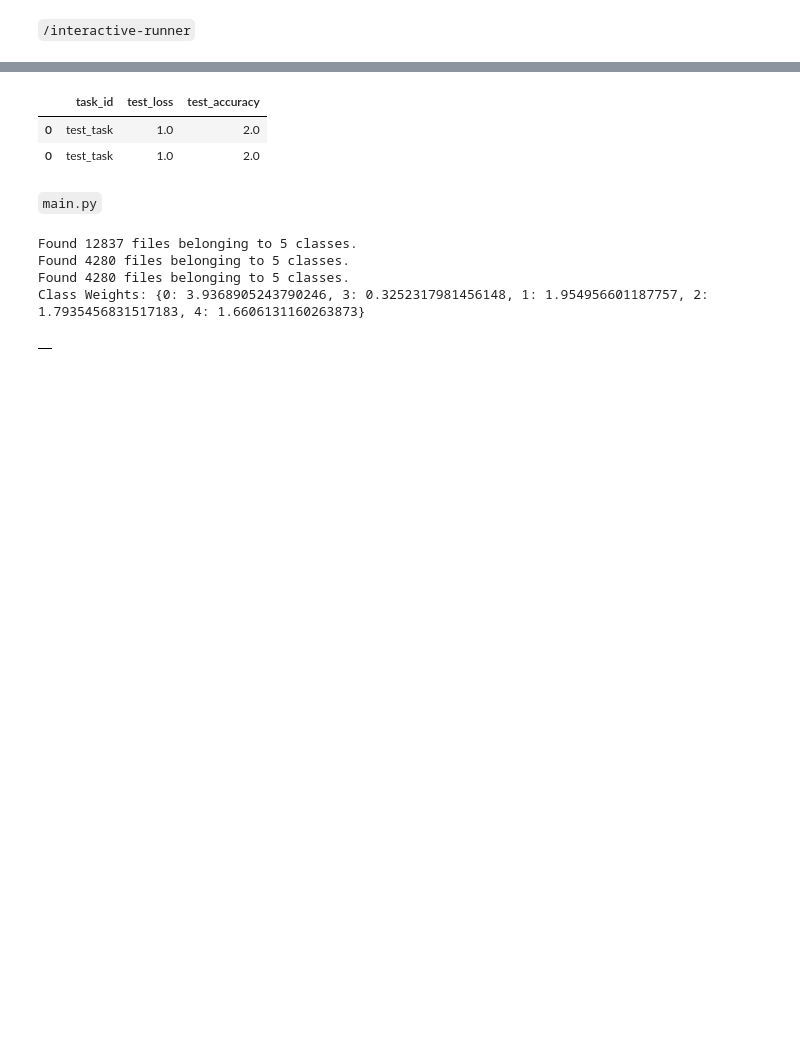
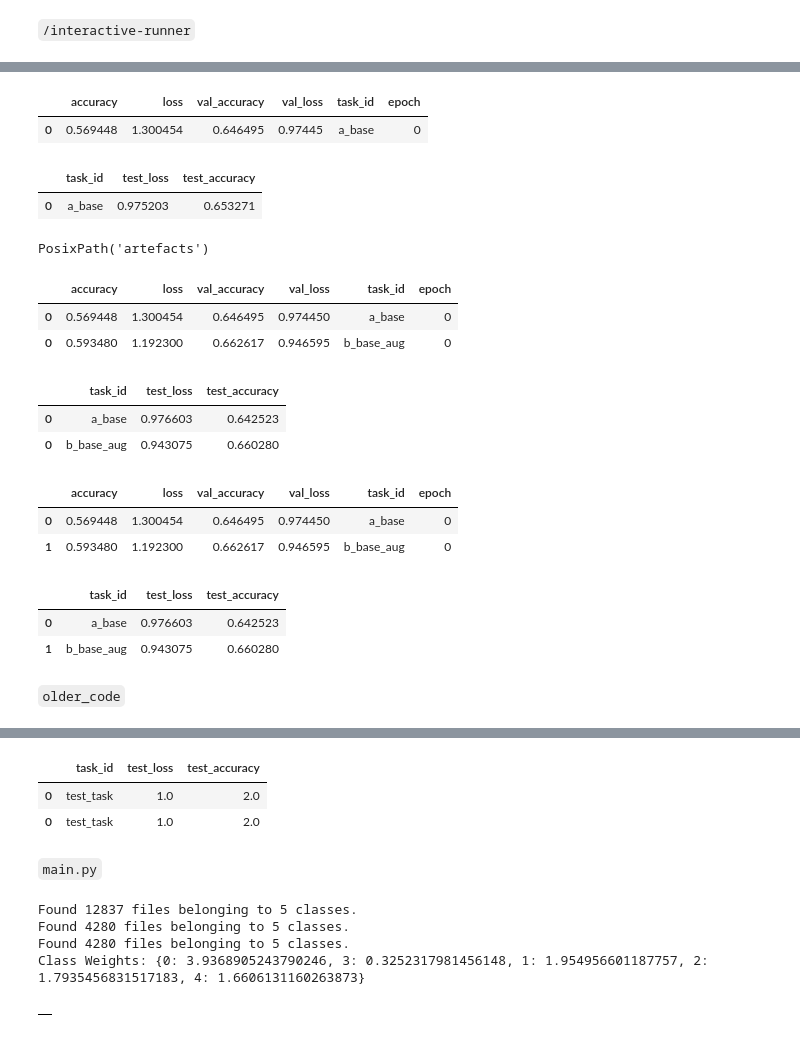
Before and after one commit to btsmith29/AMLS_II_assignment23_24, a Jupyter notebook: workings/assignment-workings.ipynb, the cells around one changed output, grey strips where cells are left out. Cells and saved outputs as stored; diff of their text form; code cells hidden in the pictures; blank space fills up the shorter version.

Commit message:
result capture

```diff
--- a/workings/assignment-workings.ipynb
+++ b/workings/assignment-workings.ipynb
@@ -7,3 +482,53 @@ import gdown
+# %%
+df_train
+# %% [output]
+|  | accuracy | loss | val_accuracy | val_loss | task_id | epoch |
+| 0 | 0.569448 | 1.300454 | 0.646495 | 0.97445 | a_base | 0 |
+# %%
+df_test
+# %% [output]
+|  | task_id | test_loss | test_accuracy |
+| 0 | a_base | 0.975203 | 0.653271 |
+# %%
+ARTEFACTS_PATH = Path("artefacts")
+ARTEFACTS_PATH.mkdir(parents=True, exist_ok=True)
+# %%
+ARTEFACTS_PATH
+# %% [output]
+PosixPath('artefacts')
+# %%
+collector = ResultCollector(ARTEFACTS_PATH)
+collector.add_task_results(df_train, df_test)
+collector.add_task_results(df_train2, df_test2)
+# %%
+collector.add_train_details(df_train)
+collector.add_test_scores(df_test)
+# %%
+collector.get_train_details()
+# %% [output]
+|  | accuracy | loss | val_accuracy | val_loss | task_id | epoch |
+| 0 | 0.569448 | 1.300454 | 0.646495 | 0.974450 | a_base | 0 |
+| 0 | 0.593480 | 1.192300 | 0.662617 | 0.946595 | b_base_aug | 0 |
+# %%
+collector.get_test_scores()
+# %% [output]
+|  | task_id | test_loss | test_accuracy |
+| 0 | a_base | 0.976603 | 0.642523 |
+| 0 | b_base_aug | 0.943075 | 0.660280 |
+# %%
+pd.read_csv(ARTEFACTS_PATH / "train_details.csv")
+# %% [output]
+|  | accuracy | loss | val_accuracy | val_loss | task_id | epoch |
+| 0 | 0.569448 | 1.300454 | 0.646495 | 0.974450 | a_base | 0 |
+| 1 | 0.593480 | 1.192300 | 0.662617 | 0.946595 | b_base_aug | 0 |
+# %%
+pd.read_csv(ARTEFACTS_PATH / "test_scores.csv")
+# %% [output]
+|  | task_id | test_loss | test_accuracy |
+| 0 | a_base | 0.976603 | 0.642523 |
+| 1 | b_base_aug | 0.943075 | 0.660280 |
+# %% [markdown]
+`older_code`
 # %%
 #!rm -rf /kaggle/working/data
 #!rm /kaggle/working/data.zip
```
Also changed, not shown: parts of 16 cells of this notebook.
